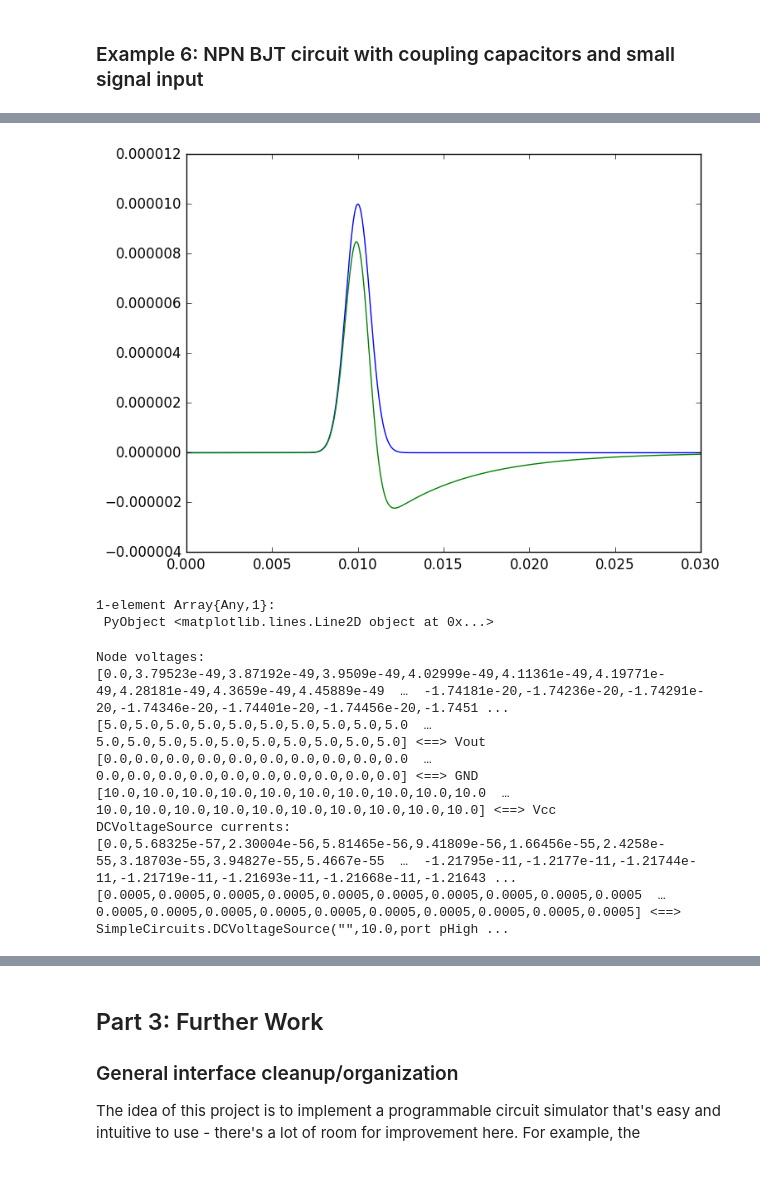
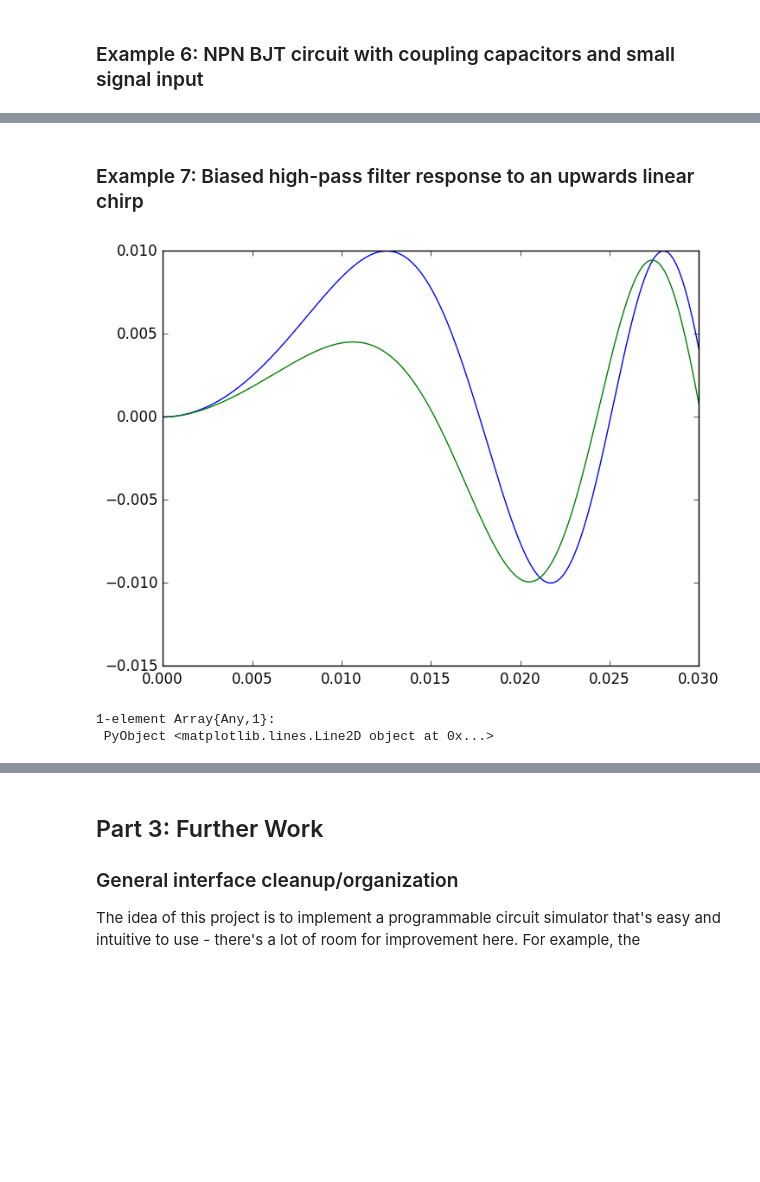
Before and after one commit to mridsole/SimpleCircuits.jl, a Jupyter notebook: MATH3976 Project - Rapisarda 440429320.ipynb, the cells around one changed output, grey strips where cells are left out. Cells and saved outputs as stored; diff of their text form; code cells hidden in the pictures; blank space fills up the shorter version.

```diff
--- a/MATH3976 Project - Rapisarda 440429320.ipynb
+++ b/MATH3976 Project - Rapisarda 440429320.ipynb
@@ -326,37 +375,29 @@ We can isolate the above issue to a simpler circuit, without a transistor:
+# %% [markdown]
+### Example 7: Biased high-pass filter response to an upwards linear chirp
 # %%
 circ = Circuit()
 vcc = DCVoltageSource(10.)
 r1 = Resistor(10e+3)
 r2 = Resistor(10e+3)
 c1 = Capacitor(1e-6)
-vin = VoltageSource(:(0.00001.*exp(-1000000.*(t-0.01).^2)))
+#vin = VoltageSource(:(0.01.*exp(-1000000.*(t-0.01).^2)))
+vin = VoltageSource(:(0.01 * sin((100*t)^2)))
 
 connect!(circ, vcc.pLow, circ.gnd)
 connect!(circ, vcc.pHigh, r1.p1, "Vcc")
 connect!(circ, r1.p2, r2.p1, "Vout")
 connect!(circ, r2.p2, circ.gnd)
 connect!(circ, vin.pLow, circ.gnd)
 connect!(circ, vin.pHigh, c1.p1, "Vin")
 connect!(circ, c1.p2, r1.p2)
 
 op(circ)
 
 trange = 0.:0.000001:0.03
 cop = trans_exp(circ, trange)
 plot(trange, cop[vin.pHigh])
 plot(trange, cop[r1.p2] - 5.)
 # %% [output]
-[figure, old version]
+[figure, new version]
 1-element Array{Any,1}:
  PyObject <matplotlib.lines.Line2D object at 0x...>
-# %%
-cop
-# %% [output]
-Node voltages:
-[0.0,3.79523e-49,3.87192e-49,3.9509e-49,4.02999e-49,4.11361e-49,4.19771e-49,4.28181e-49,4.3659e-49,4.45889e-49  …  -1.74181e-20,-1.74236e-20,-1.74291e-20,-1.74346e-20,-1.74401e-20,-1.74456e-20,-1.7451 ...
-[5.0,5.0,5.0,5.0,5.0,5.0,5.0,5.0,5.0,5.0  …  5.0,5.0,5.0,5.0,5.0,5.0,5.0,5.0,5.0,5.0] <==> Vout
-[0.0,0.0,0.0,0.0,0.0,0.0,0.0,0.0,0.0,0.0  …  0.0,0.0,0.0,0.0,0.0,0.0,0.0,0.0,0.0,0.0] <==> GND
-[10.0,10.0,10.0,10.0,10.0,10.0,10.0,10.0,10.0,10.0  …  10.0,10.0,10.0,10.0,10.0,10.0,10.0,10.0,10.0,10.0] <==> Vcc
-DCVoltageSource currents:
-[0.0,5.68325e-57,2.30004e-56,5.81465e-56,9.41809e-56,1.66456e-55,2.4258e-55,3.18703e-55,3.94827e-55,5.4667e-55  …  -1.21795e-11,-1.2177e-11,-1.21744e-11,-1.21719e-11,-1.21693e-11,-1.21668e-11,-1.21643 ...
-[0.0005,0.0005,0.0005,0.0005,0.0005,0.0005,0.0005,0.0005,0.0005,0.0005  …  0.0005,0.0005,0.0005,0.0005,0.0005,0.0005,0.0005,0.0005,0.0005,0.0005] <==> SimpleCircuits.DCVoltageSource("",10.0,port pHigh ...
```
Also changed, not shown: parts of 16 cells of this notebook, 1 other file.
